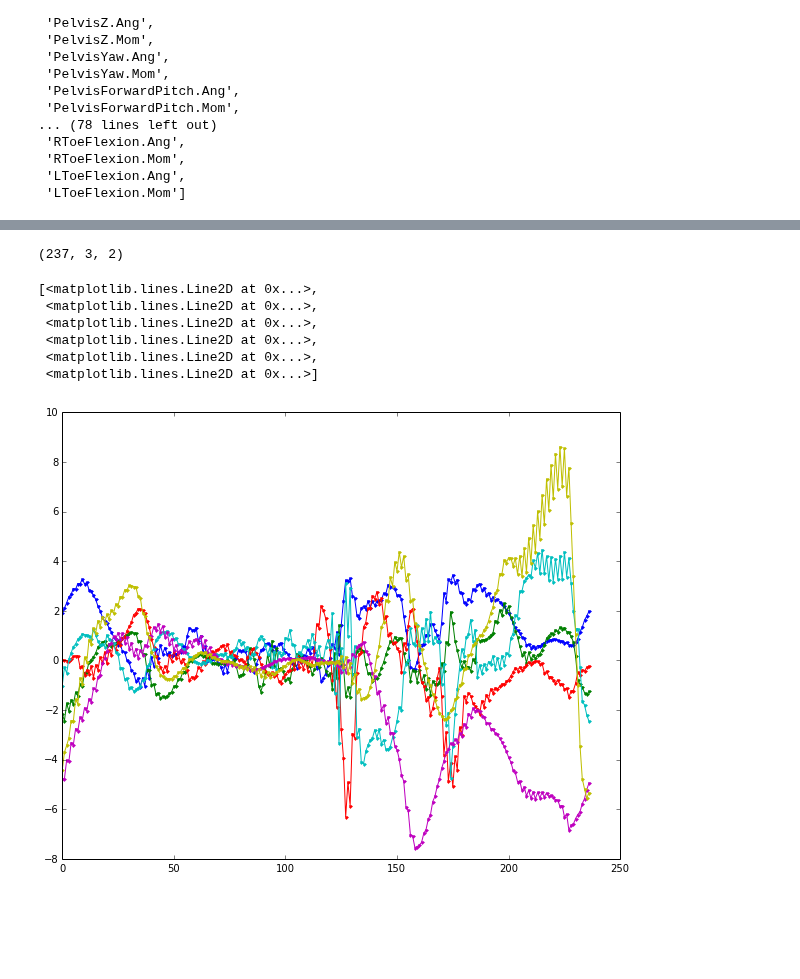
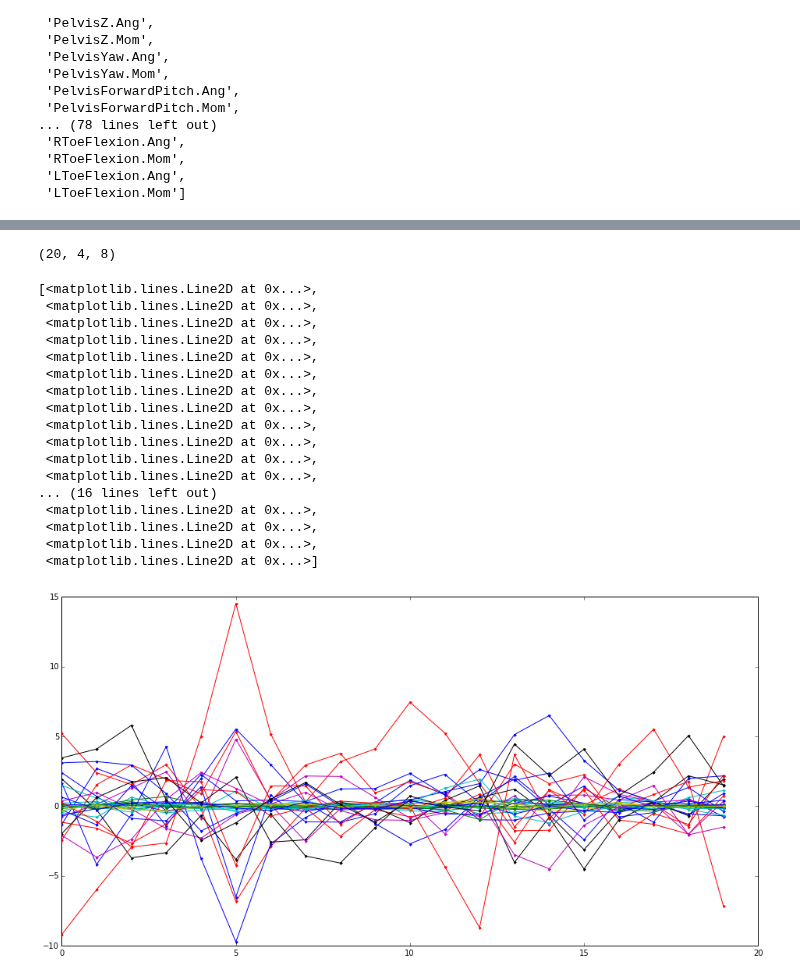
Before and after one commit to csu-hmc/gait-control-direct-id-paper, a Jupyter notebook: src/control_solver_example.ipynb, the cells around one changed output, grey strips where cells are left out. Drawn from its saved outputs; the diff is of its cells as text; code cells hidden in the pictures; blank space fills up the shorter version.

```diff
--- a/src/control_solver_example.ipynb
+++ b/src/control_solver_example.ipynb
@@ -67,6 +76,4 @@ obinna['FP2.ForY'].plot(figsize=(18,10))
 start = 500
 stop = 3000
 
-data = walk.WalkingData(obinna[start:stop])
-right_strikes, left_strikes, right_toe_off, left_toe_off = \
-    data.grf_landmarks('FP1.ForY', 'FP2.ForY', do_plot=True, threshold=28.0)
+data = walk.WalkingData(obinna.iloc[start:stop].copy())
@@ -75,5 +114,4 @@ right_strikes, left_strikes, right_toe_off, left_toe_off = \
 # %%
-right_steps = data.split_at('right')
-#data.plot_steps('FP1.ForY', 'FP2.ForY', 'RKneeFlexion.Ang', 'RAnklePlantarFlexion.Ang', linestyle='-.')
-right_steps[0][['FP1.ForY', 'FP2.ForY']].head()
+right_steps = data.split_at('right', num_samples=20)
+data.plot_steps('FP2.ForY', 'RKneeFlexion.Ang', 'RKneeFlexion.Rate', 'RKneeFlexion.Mom', marker='o')
 # %% [output]
@@ -96,2 +133,0 @@ mean_right_steps = right_steps.mean
-# %%
-right_steps = right_steps.fillna(method='pad')
@@ -98,21 +146,43 @@ right_steps = right_steps.fillna(method='pad')
 # %%
-sensors = ['RKneeFlexion.Ang', 'RAnklePlantarFlexion.Ang']
-controls = ['RKneeFlexion.Mom', 'RHipFlexion.Mom', 'RAnklePlantarFlexion.Mom']
+sensors = ['RKneeFlexion.Ang',
+           'RKneeFlexion.Rate',
+           'RHipFlexion.Ang',
+           'RHipFlexion.Rate',
+           'LKneeFlexion.Ang',
+           'LKneeFlexion.Rate',
+           'LHipFlexion.Ang',
+           'LHipFlexion.Rate']
+
+controls = ['RKneeFlexion.Mom',
+            'RHipFlexion.Mom',
+            'LKneeFlexion.Mom',
+            'LHipFlexion.Mom']
+
 solver = walk.SimpleControlSolver(right_steps, sensors, controls)
 # %%
 gains, sensors = solver.solve()
 # %%
 gains.shape
 # %% [output]
-(237, 3, 2)
+(20, 4, 8)
 # %%
-figure(figsize=(10, 8))
 plot(gains.reshape(gains.shape[0], gains.shape[1] * gains.shape[2]), '.-')
 # %% [output]
 [<matplotlib.lines.Line2D at 0x...>,
  <matplotlib.lines.Line2D at 0x...>,
  <matplotlib.lines.Line2D at 0x...>,
  <matplotlib.lines.Line2D at 0x...>,
  <matplotlib.lines.Line2D at 0x...>,
+ <matplotlib.lines.Line2D at 0x...>,
+ <matplotlib.lines.Line2D at 0x...>,
+ <matplotlib.lines.Line2D at 0x...>,
+ <matplotlib.lines.Line2D at 0x...>,
+ <matplotlib.lines.Line2D at 0x...>,
+ <matplotlib.lines.Line2D at 0x...>,
+ <matplotlib.lines.Line2D at 0x...>,
+... (16 lines left out)
+ <matplotlib.lines.Line2D at 0x...>,
+ <matplotlib.lines.Line2D at 0x...>,
+ <matplotlib.lines.Line2D at 0x...>,
  <matplotlib.lines.Line2D at 0x...>]
-[figure, old version]
+[figure, new version]
```
Also changed, not shown: parts of 37 cells of this notebook, 1 other file.
